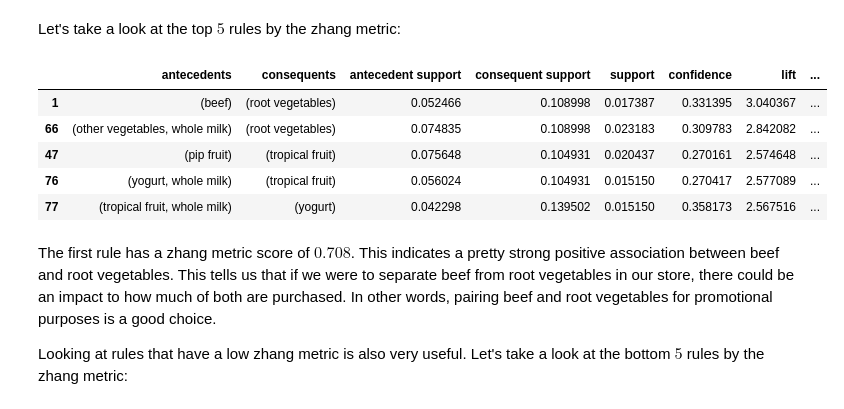
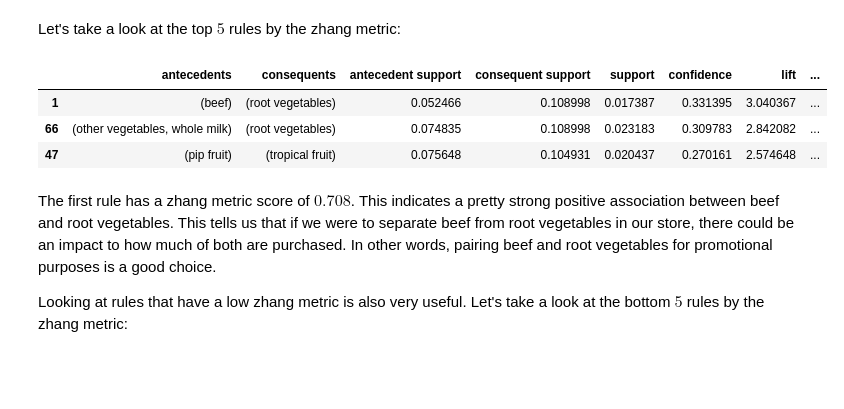
Before and after one commit to siddiqsy/Exploring-Scripts, a Jupyter notebook: AssociationRulesPython.ipynb, the cells around one changed output. Saved outputs shown, nothing was run; the diff lists cells and outputs as text; code cells hidden in the pictures; blank space fills up the shorter version.

```diff
--- a/AssociationRulesPython.ipynb
+++ b/AssociationRulesPython.ipynb
@@ -432,14 +432,12 @@ rules['zhangs'] = zhang_metrics(rules)
 # %% [markdown]
 Let's take a look at the top $5$ rules by the zhang metric:
 # %%
-rules.sort_values('zhangs', ascending=False).head()
+rules.sort_values('zhangs', ascending=False).head(3)
 # %% [output]
 |  | antecedents | consequents | antecedent support | consequent support | support | confidence | lift | ... |
 | 1 | (beef) | (root vegetables) | 0.052466 | 0.108998 | 0.017387 | 0.331395 | 3.040367 | ... |
 | 66 | (other vegetables, whole milk) | (root vegetables) | 0.074835 | 0.108998 | 0.023183 | 0.309783 | 2.842082 | ... |
 | 47 | (pip fruit) | (tropical fruit) | 0.075648 | 0.104931 | 0.020437 | 0.270161 | 2.574648 | ... |
-| 76 | (yogurt, whole milk) | (tropical fruit) | 0.056024 | 0.104931 | 0.015150 | 0.270417 | 2.577089 | ... |
-| 77 | (tropical fruit, whole milk) | (yogurt) | 0.042298 | 0.139502 | 0.015150 | 0.358173 | 2.567516 | ... |
 # %% [markdown]
 The first rule has a zhang metric score of $0.708$. This indicates a pretty strong positive association between beef and root vegetables. This tells us that if we were to separate beef from root vegetables in our store, there could be an impact to how much of both are purchased. In other words, pairing beef and root vegetables for promotional purposes is a good choice.
 
```
